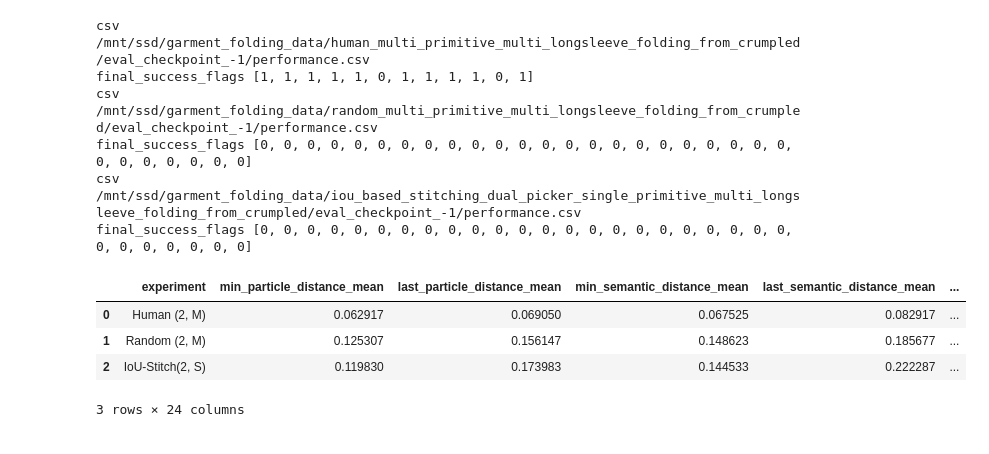
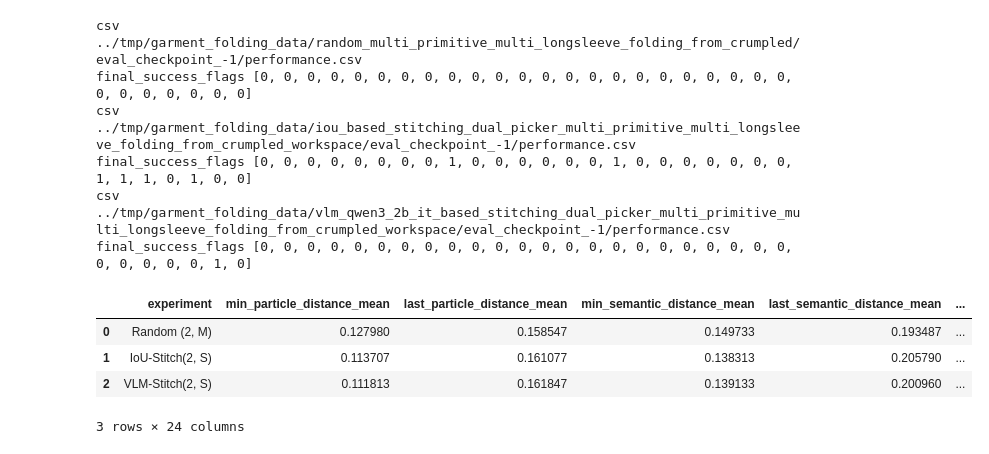
Before and after one commit to halid1020/bimanual_garment_folding, a Jupyter notebook: analysis/folding_from_crumpled_comparison.ipynb, the cells around one changed output. Saved outputs shown, nothing was run; the diff lists cells and outputs as text; code cells hidden in the pictures.

```diff
--- a/analysis/folding_from_crumpled_comparison.ipynb
+++ b/analysis/folding_from_crumpled_comparison.ipynb
@@ -143,56 +143,71 @@ def aggregate_performance(csv_path):
 # We evaluate the ability to flattening, ablilty to folding and ability to recover from failed folding states.
 # first success in a trajectory --> ability to folding
 # final step success in a trajectory --> ability to recognise success and recover from failures.
+import glob
 
-data_dir = "/mnt/ssd/garment_folding_data"
+data_dir = "../tmp/garment_folding_data"
 experiments = [
-    {
-        "name": "human_multi_primitive_multi_longsleeve_folding_from_crumpled",
-        "label": "Human (2, M)"
-    },
+    # {
+    #     "name": "human_multi_primitive_multi_longsleeve_folding_from_crumpled",
+    #     "label": "Human (2, M)"
+    # },
     {
         "name": "random_multi_primitive_multi_longsleeve_folding_from_crumpled",
         "label": "Random (2, M)",
     },
     {
-        "name": "iou_based_stitching_dual_picker_single_primitive_multi_longsleeve_folding_from_crumpled",
+        "name": "iou_based_stitching_dual_picker_multi_primitive_multi_longsleeve_folding_from_crumpled_workspace",
         "label": "IoU-Stitch(2, S)"
+    },
+    {
+        "name": "vlm_qwen3_2b_it_based_stitching_dual_picker_multi_primitive_multi_longsleeve_folding_from_crumpled_workspace",
+        "label": "VLM-Stitch(2, S)"
     },
 ]
 
 rows = []
+for exp in experiments:
 
-for exp in experiments:
-    csv_path = os.path.join(
-        data_dir,
-        exp["name"],
-        "eval_checkpoint_-1",
-        "performance.csv"
-    )
+
+# Find the eval_checkpoint directory (assuming there's only one)
+    eval_dirs = glob.glob(os.path.join(data_dir, exp["name"], "eval_checkpoint*"))
+
+    # csv_path = os.path.join(
+    #     data_dir,
+    #     exp["name"],
+    #     "eval_checkpoint_-1",
+    #     "performance.csv"
+    # )
+    eval_dir = eval_dirs[0]  # or choose based on your logic
+    csv_path = os.path.join(eval_dir, "performance.csv")
+
+
     print('csv', csv_path)
     if not os.path.exists(csv_path):
         print(f"WARNING: Missing file: {csv_path}")
         continue
 
     metrics = aggregate_performance(csv_path)
     metrics["experiment"] = exp["label"]
     rows.append(metrics)
 
 results_df = pd.DataFrame(rows)
 cols = ["experiment"] + [c for c in results_df.columns if c != "experiment"]
 results_df = results_df[cols]
 display(results_df)
+
+# results_df
 # %% [output]
-csv /mnt/ssd/garment_folding_data/human_multi_primitive_multi_longsleeve_folding_from_crumpled/eval_checkpoint_-1/performance.csv
-final_success_flags [1, 1, 1, 1, 1, 0, 1, 1, 1, 1, 0, 1]
-csv /mnt/ssd/garment_folding_data/random_multi_primitive_multi_longsleeve_folding_from_crumpled/eval_checkpoint_-1/performance.csv
+csv ../tmp/garment_folding_data/random_multi_primitive_multi_longsleeve_folding_from_crumpled/eval_checkpoint_-1/performance.csv
 final_success_flags [0, 0, 0, 0, 0, 0, 0, 0, 0, 0, 0, 0, 0, 0, 0, 0, 0, 0, 0, 0, 0, 0, 0, 0, 0, 0, 0, 0, 0, 0]
-csv /mnt/ssd/garment_folding_data/iou_based_stitching_dual_picker_single_primitive_multi_longsleeve_folding_from_crumpled/eval_checkpoint_-1/performance.csv
-final_success_flags [0, 0, 0, 0, 0, 0, 0, 0, 0, 0, 0, 0, 0, 0, 0, 0, 0, 0, 0, 0, 0, 0, 0, 0, 0, 0, 0, 0, 0, 0]
+csv ../tmp/garment_folding_data/iou_based_stitching_dual_picker_multi_primitive_multi_longsleeve_folding_from_crumpled_workspace/eval_checkpoint_-1/performance.csv
+final_success_flags [0, 0, 0, 0, 0, 0, 0, 0, 1, 0, 0, 0, 0, 0, 0, 1, 0, 0, 0, 0, 0, 0, 0, 1, 1, 1, 0, 1, 0, 0]
+csv ../tmp/garment_folding_data/vlm_qwen3_2b_it_based_stitching_dual_picker_multi_primitive_multi_longsleeve_folding_from_crumpled_workspace/eval_checkpoint_-1/performance.csv
+final_success_flags [0, 0, 0, 0, 0, 0, 0, 0, 0, 0, 0, 0, 0, 0, 0, 0, 0, 0, 0, 0, 0, 0, 0, 0, 0, 0, 0, 0, 1, 0]
 |  | experiment | min_particle_distance_mean | last_particle_distance_mean | min_semantic_distance_mean | last_semantic_distance_mean | ... |
-| 0 | Human (2, M) | 0.062917 | 0.069050 | 0.067525 | 0.082917 | ... |
-| 1 | Random (2, M) | 0.125307 | 0.156147 | 0.148623 | 0.185677 | ... |
-| 2 | IoU-Stitch(2, S) | 0.119830 | 0.173983 | 0.144533 | 0.222287 | ... |
+| 0 | Random (2, M) | 0.127980 | 0.158547 | 0.149733 | 0.193487 | ... |
+| 1 | IoU-Stitch(2, S) | 0.113707 | 0.161077 | 0.138313 | 0.205790 | ... |
+| 2 | VLM-Stitch(2, S) | 0.111813 | 0.161847 | 0.139133 | 0.200960 | ... |
 3 rows × 24 columns
 # %%
 import matplotlib
```
Also changed, not shown: parts of 5 cells of this notebook, 48 other files.
